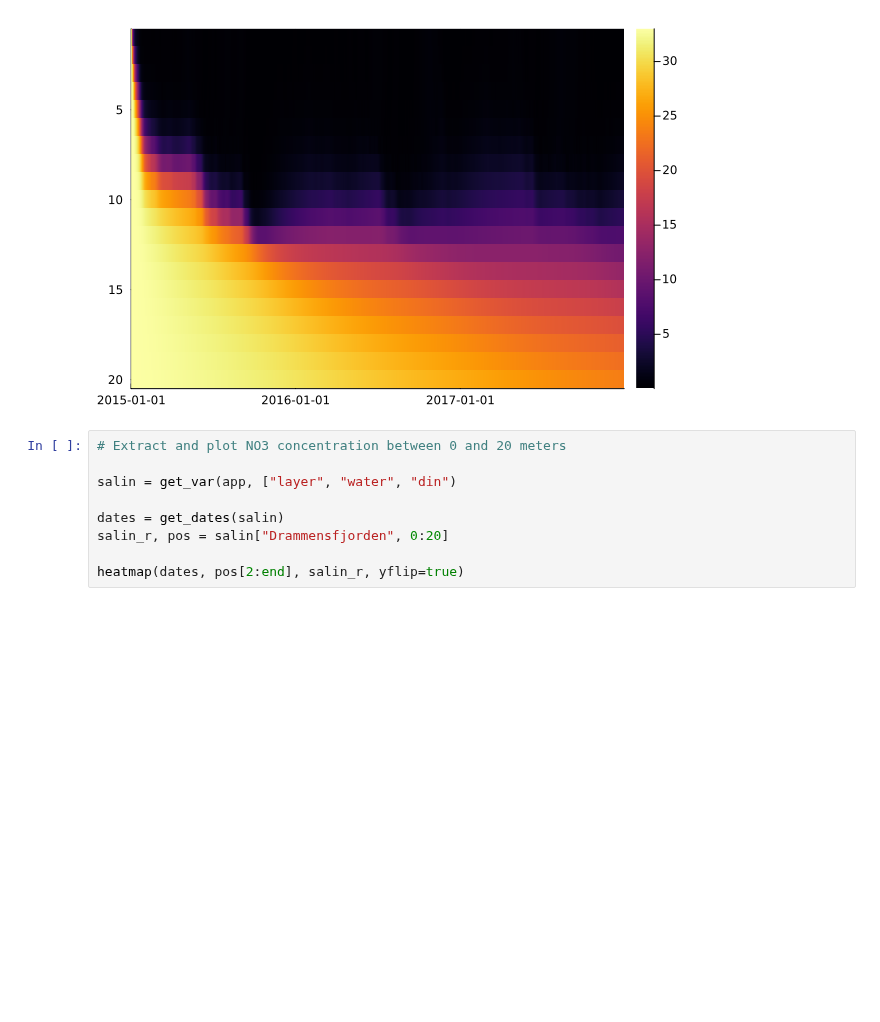
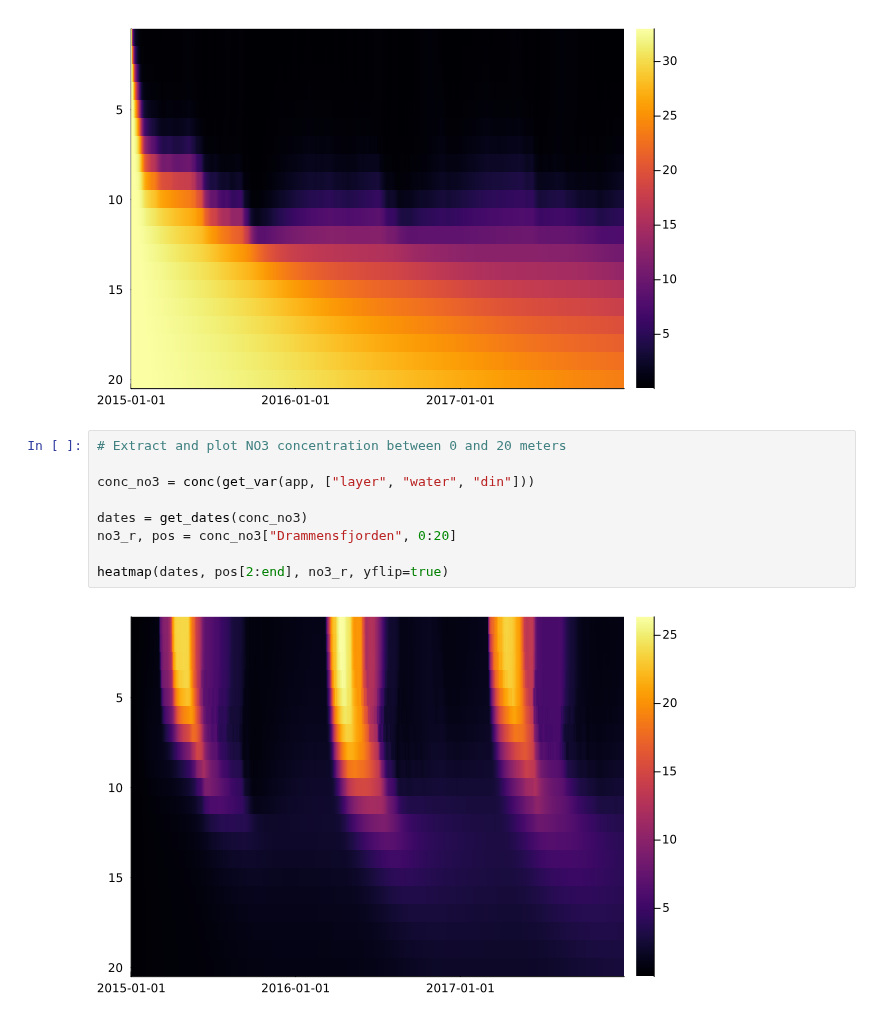
Before and after one commit to NIVANorge/Mobius2, a Jupyter notebook: example_notebooks/nivafjord_julia.ipynb, the cells around one changed output. Saved outputs shown, nothing was run; the diff lists cells and outputs as text; blank space fills up the shorter version.

```diff
--- a/example_notebooks/nivafjord_julia.ipynb
+++ b/example_notebooks/nivafjord_julia.ipynb
@@ -44,9 +44,11 @@ heatmap(dates, pos[2:end], salin_r, yflip=true)
 # %%
 # Extract and plot NO3 concentration between 0 and 20 meters
 
-salin = get_var(app, ["layer", "water", "din")
+conc_no3 = conc(get_var(app, ["layer", "water", "din"]))
 
-dates = get_dates(salin)
-salin_r, pos = salin["Drammensfjorden", 0:20]
+dates = get_dates(conc_no3)
+no3_r, pos = conc_no3["Drammensfjorden", 0:20]
 
-heatmap(dates, pos[2:end], salin_r, yflip=true)
+heatmap(dates, pos[2:end], no3_r, yflip=true)
+# %% [output]
+[figure, added]
```
